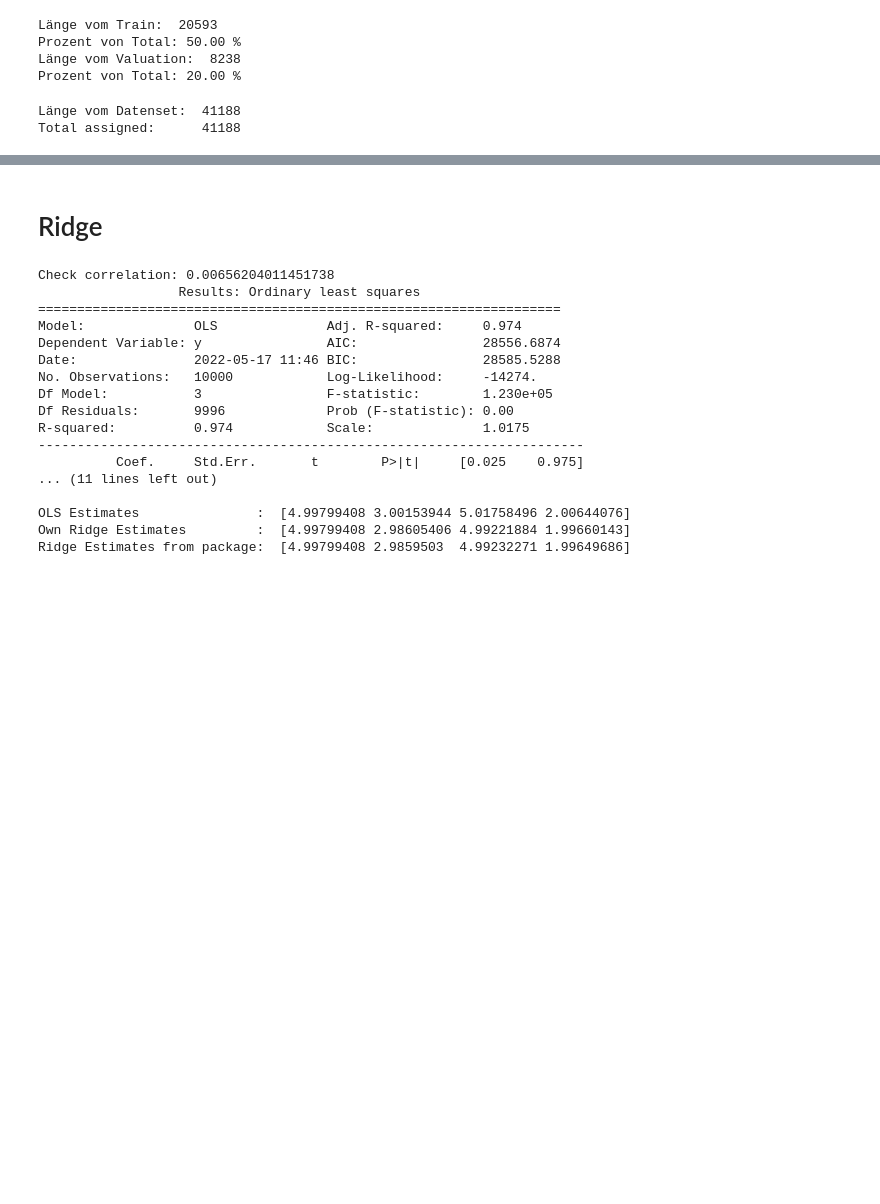
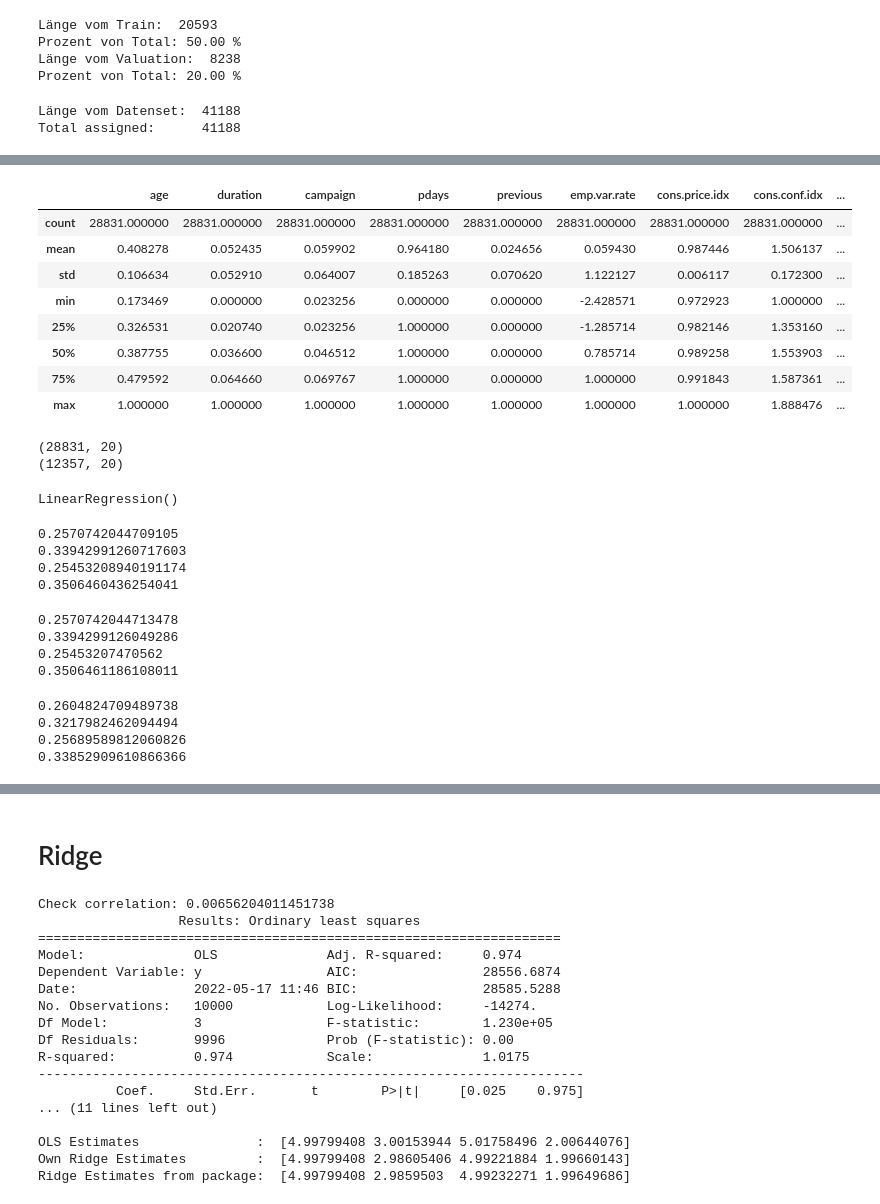
Before and after one commit to Liomat97/AQM-UCI-Machine-Learning, a Jupyter notebook: AQM Test.ipynb, the cells around one changed output, grey strips where cells are left out. Drawn from its saved outputs; the diff is of its cells as text; code cells hidden in the pictures; blank space fills up the shorter version.

```diff
--- a/AQM Test.ipynb
+++ b/AQM Test.ipynb
@@ -317,0 +364,74 @@ from sklearn.feature_selection import SelectFromModel
+# %%
+target_column = ['y2']
+predictors = list(set(list(data_clean.columns))-set(target_column))
+data_clean[predictors] = data_clean[predictors]/data_clean[predictors].max()
+data_clean.describe()
+# %% [output]
+|  | age | duration | campaign | pdays | previous | emp.var.rate | cons.price.idx | cons.conf.idx | ... |
+| count | 28831.000000 | 28831.000000 | 28831.000000 | 28831.000000 | 28831.000000 | 28831.000000 | 28831.000000 | 28831.000000 | ... |
+| mean | 0.408278 | 0.052435 | 0.059902 | 0.964180 | 0.024656 | 0.059430 | 0.987446 | 1.506137 | ... |
+| std | 0.106634 | 0.052910 | 0.064007 | 0.185263 | 0.070620 | 1.122127 | 0.006117 | 0.172300 | ... |
+| min | 0.173469 | 0.000000 | 0.023256 | 0.000000 | 0.000000 | -2.428571 | 0.972923 | 1.000000 | ... |
+| 25% | 0.326531 | 0.020740 | 0.023256 | 1.000000 | 0.000000 | -1.285714 | 0.982146 | 1.353160 | ... |
+| 50% | 0.387755 | 0.036600 | 0.046512 | 1.000000 | 0.000000 | 0.785714 | 0.989258 | 1.553903 | ... |
+| 75% | 0.479592 | 0.064660 | 0.069767 | 1.000000 | 0.000000 | 1.000000 | 0.991843 | 1.587361 | ... |
+| max | 1.000000 | 1.000000 | 1.000000 | 1.000000 | 1.000000 | 1.000000 | 1.000000 | 1.888476 | ... |
+# %%
+X = data_clean[predictors].values
+y = data_clean[target_column].values
+
+X_train, X_test, y_train, y_test = train_test_split(X, y, test_size=0.30, random_state=42)
+print(X_train.shape); print(X_test.shape)
+# %% [output]
+(28831, 20)
+(12357, 20)
+# %%
+lr = LinearRegression()
+lr.fit(X_train, y_train)
+# %% [output]
+LinearRegression()
+# %%
+pred_train_lr= lr.predict(X_train)
+print(np.sqrt(mean_squared_error(y_train,pred_train_lr)))
+print(r2_score(y_train, pred_train_lr))
+
+pred_test_lr= lr.predict(X_test)
+print(np.sqrt(mean_squared_error(y_test,pred_test_lr)))
+print(r2_score(y_test, pred_test_lr))
+# %% [output]
+0.2570742044709105
+0.33942991260717603
+0.25453208940191174
+0.3506460436254041
+# %%
+# Ridge Regression
+rr = Ridge(alpha=0.01)
+rr.fit(X_train, y_train)
+pred_train_rr= rr.predict(X_train)
+print(np.sqrt(mean_squared_error(y_train,pred_train_rr)))
+print(r2_score(y_train, pred_train_rr))
+
+pred_test_rr= rr.predict(X_test)
+print(np.sqrt(mean_squared_error(y_test,pred_test_rr)))
+print(r2_score(y_test, pred_test_rr))
+# %% [output]
+0.2570742044713478
+0.3394299126049286
+0.25453207470562
+0.3506461186108011
+# %%
+#Lasso Regression
+model_lasso = Lasso(alpha=0.01)
+model_lasso.fit(X_train, y_train)
+pred_train_lasso= model_lasso.predict(X_train)
+print(np.sqrt(mean_squared_error(y_train,pred_train_lasso)))
+print(r2_score(y_train, pred_train_lasso))
+
+pred_test_lasso= model_lasso.predict(X_test)
+print(np.sqrt(mean_squared_error(y_test,pred_test_lasso)))
+print(r2_score(y_test, pred_test_lasso))
+# %% [output]
+0.2604824709489738
+0.3217982462094494
+0.25689589812060826
+0.33852909610866366
```
Also changed, not shown: parts of 10 cells of this notebook.
